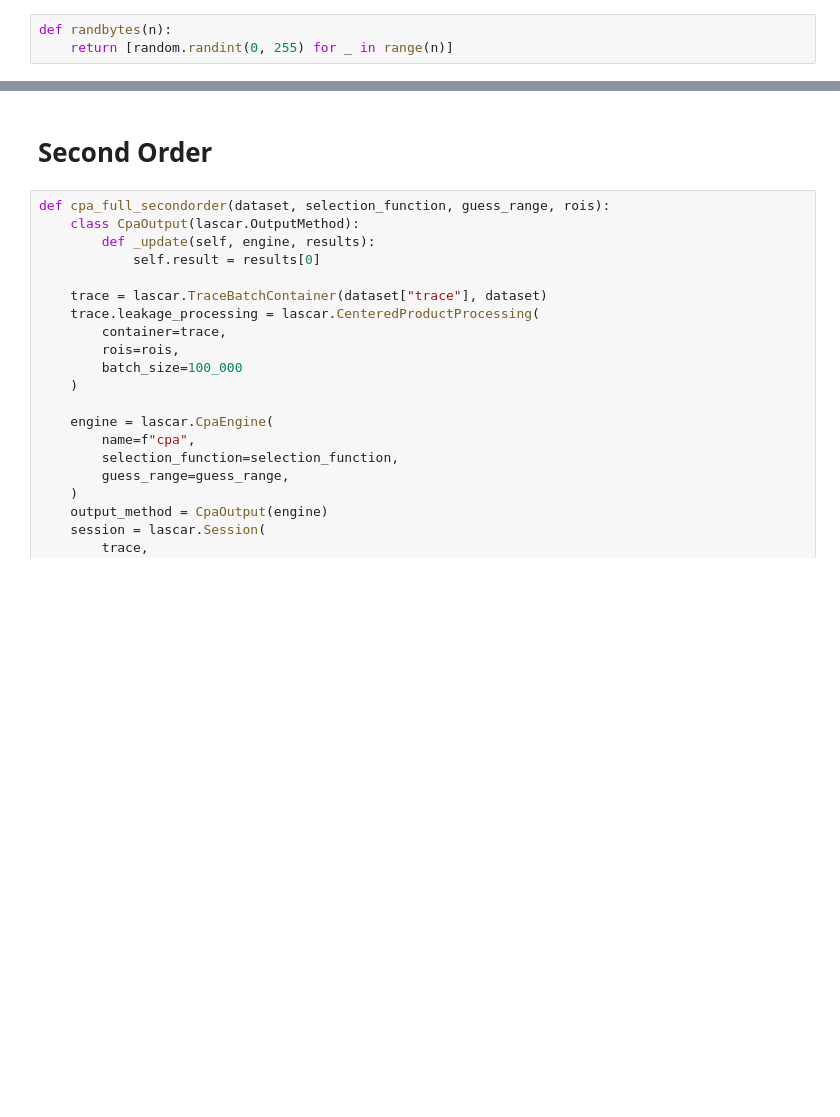
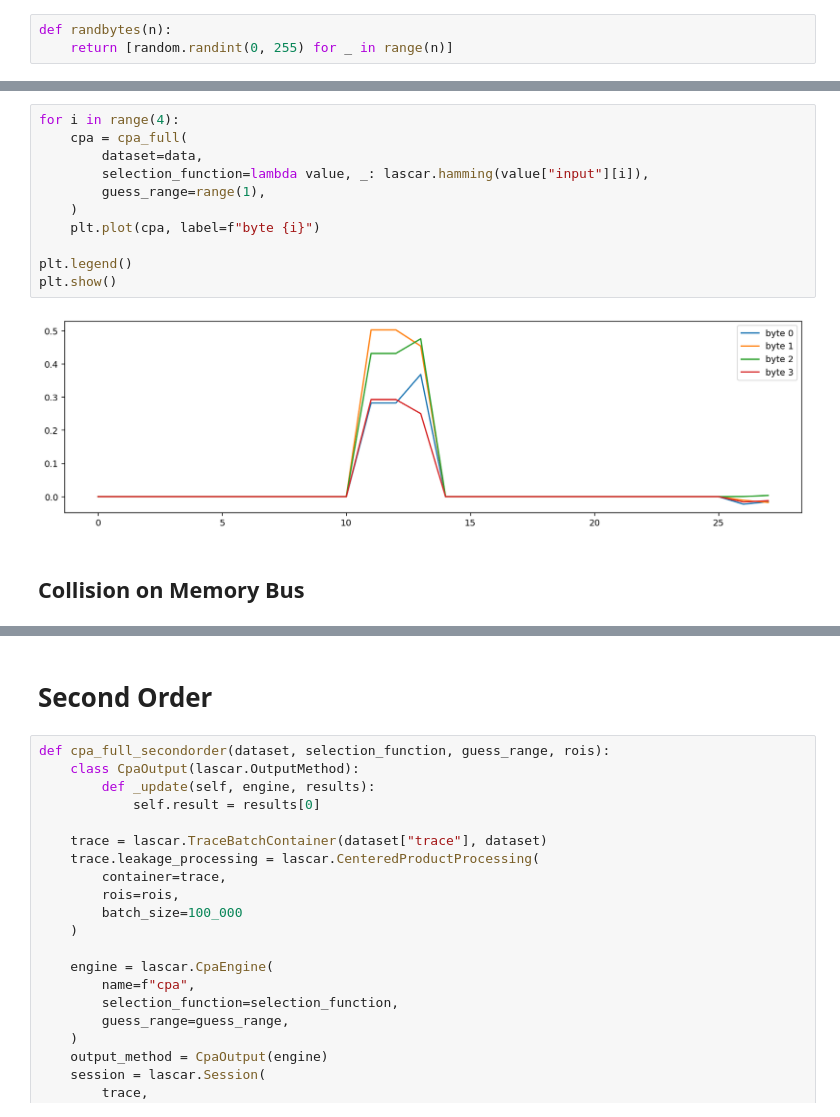
Before and after one commit to hackenbergstefan/securec-sidechannel-study, a Jupyter notebook: analyze/6_elementary.ipynb, the cells around one changed output, grey strips where cells are left out. Drawn from its saved outputs; the diff is of its cells as text; blank space fills up the shorter version.

```diff
--- a/analyze/6_elementary.ipynb
+++ b/analyze/6_elementary.ipynb
@@ -44,0 +67,15 @@ def asmcapture(number_of_traces, inputfunction, asmcode):
+# %%
+for i in range(4):
+    cpa = cpa_full(
+        dataset=data,
+        selection_function=lambda value, _: lascar.hamming(value["input"][i]),
+        guess_range=range(1),
+    )
+    plt.plot(cpa, label=f"byte {i}")
+
+plt.legend()
+plt.show()
+# %% [output]
+[figure, added]
+# %% [markdown]
+## Collision on Memory Bus
```
Also changed, not shown: parts of 12 cells of this notebook, 2 other files.
